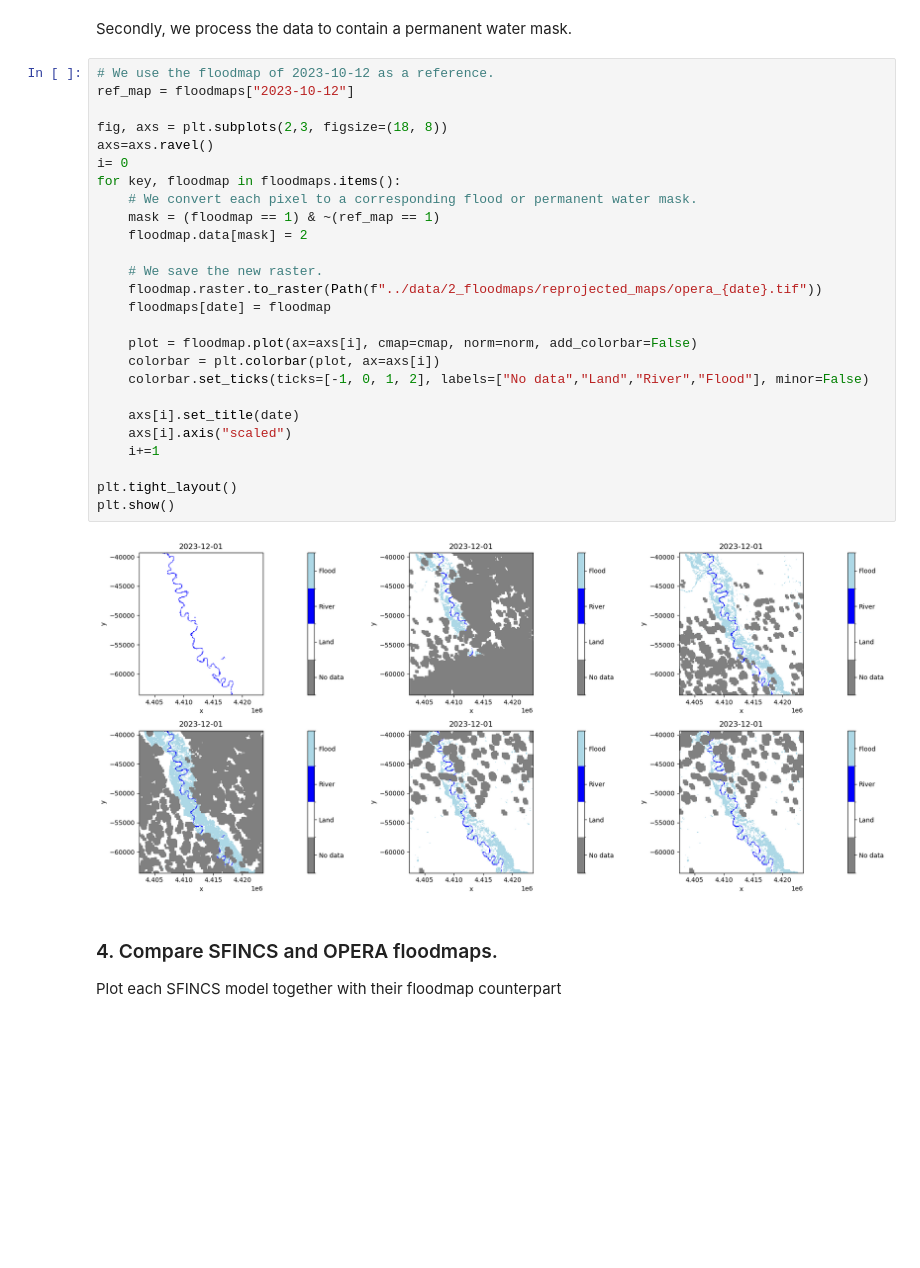
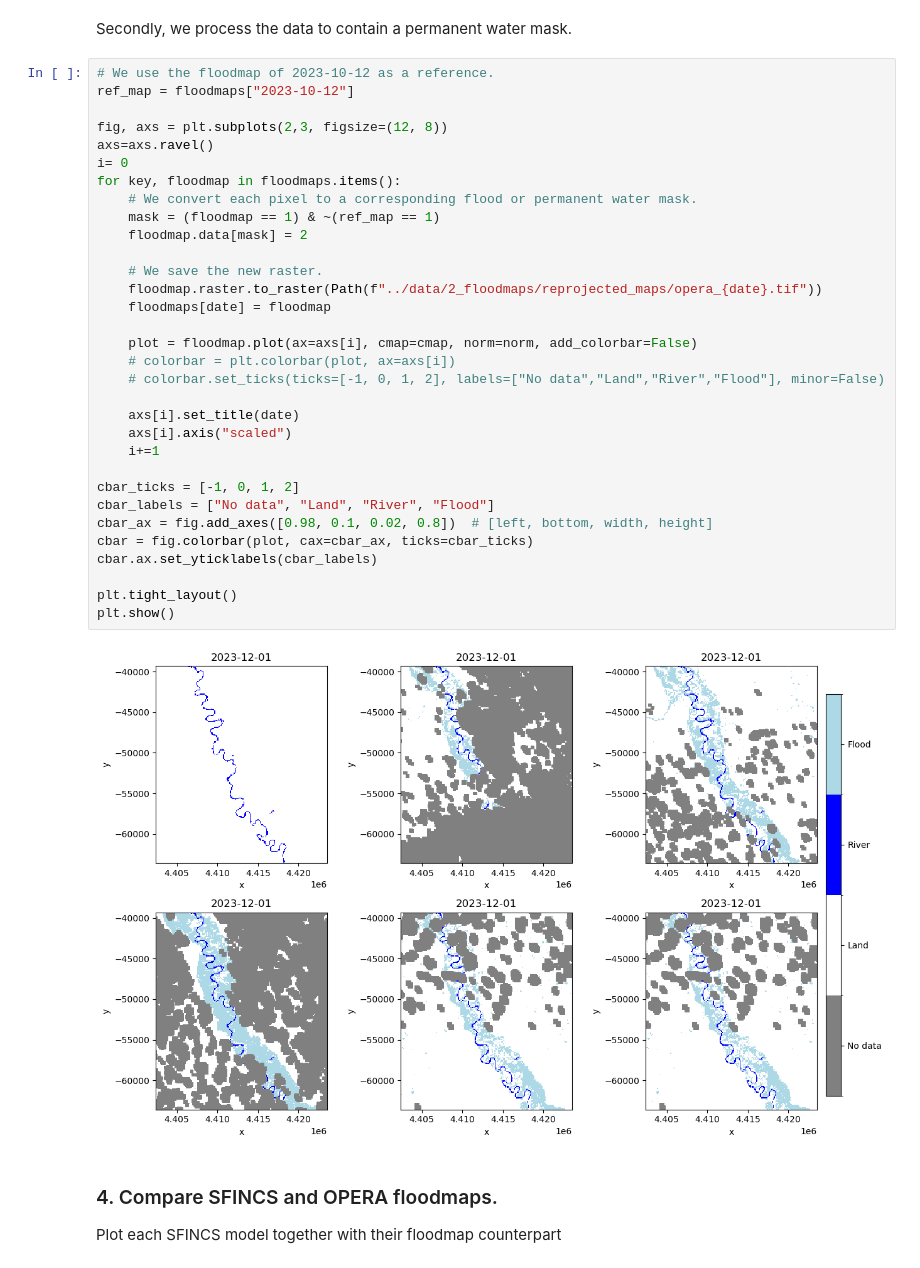
Before and after one commit to pjdebruijn2505/Git_mdp, a Jupyter notebook: SFINCS/d_preprocess_floodmaps.ipynb, the cells around one changed output. Saved outputs shown, nothing was run; the diff lists cells and outputs as text; blank space fills up the shorter version.

```diff
--- a/SFINCS/d_preprocess_floodmaps.ipynb
+++ b/SFINCS/d_preprocess_floodmaps.ipynb
@@ -130,31 +130,37 @@ Secondly, we process the data to contain a permanent water mask.
 # %%
 # We use the floodmap of 2023-10-12 as a reference.
 ref_map = floodmaps["2023-10-12"]
 
-fig, axs = plt.subplots(2,3, figsize=(18, 8))
+fig, axs = plt.subplots(2,3, figsize=(12, 8))
 axs=axs.ravel()
 i= 0
 for key, floodmap in floodmaps.items():
     # We convert each pixel to a corresponding flood or permanent water mask.
     mask = (floodmap == 1) & ~(ref_map == 1)
     floodmap.data[mask] = 2
 
     # We save the new raster.
     floodmap.raster.to_raster(Path(f"../data/2_floodmaps/reprojected_maps/opera_{date}.tif"))
     floodmaps[date] = floodmap
 
     plot = floodmap.plot(ax=axs[i], cmap=cmap, norm=norm, add_colorbar=False)
-    colorbar = plt.colorbar(plot, ax=axs[i])
-    colorbar.set_ticks(ticks=[-1, 0, 1, 2], labels=["No data","Land","River","Flood"], minor=False)
+    # colorbar = plt.colorbar(plot, ax=axs[i])
+    # colorbar.set_ticks(ticks=[-1, 0, 1, 2], labels=["No data","Land","River","Flood"], minor=False)
 
     axs[i].set_title(date)
     axs[i].axis("scaled")
     i+=1
 
+cbar_ticks = [-1, 0, 1, 2]
+cbar_labels = ["No data", "Land", "River", "Flood"]
+cbar_ax = fig.add_axes([0.98, 0.1, 0.02, 0.8])  # [left, bottom, width, height]
+cbar = fig.colorbar(plot, cax=cbar_ax, ticks=cbar_ticks)
+cbar.ax.set_yticklabels(cbar_labels)
+
 plt.tight_layout()
 plt.show()
 # %% [output]
-[figure, old version]
+[figure, new version]
 # %% [markdown]
 ### 4. Compare SFINCS and OPERA floodmaps.
 Plot each SFINCS model together with their floodmap counterpart
```
Also changed, not shown: parts of 2 cells of this notebook, 5 other files.
